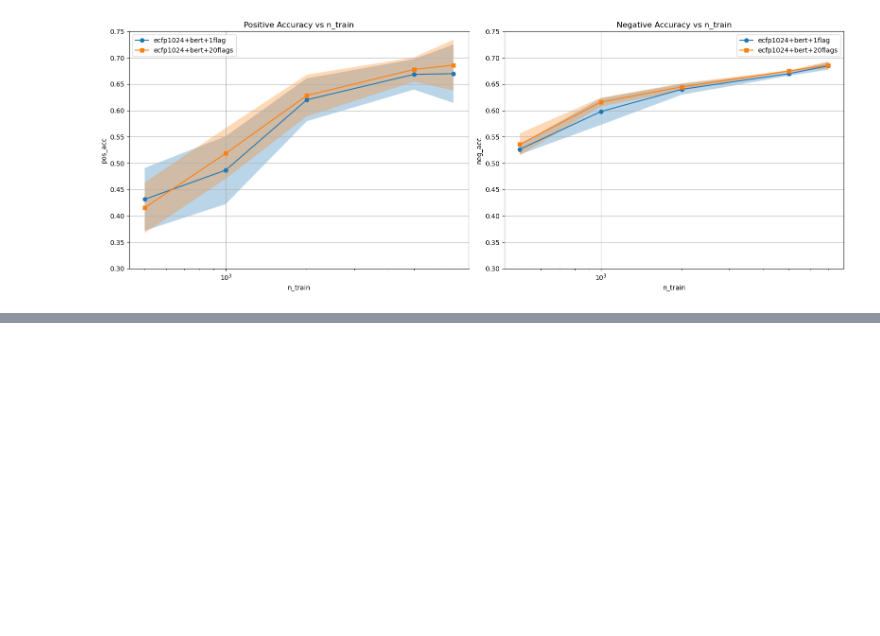
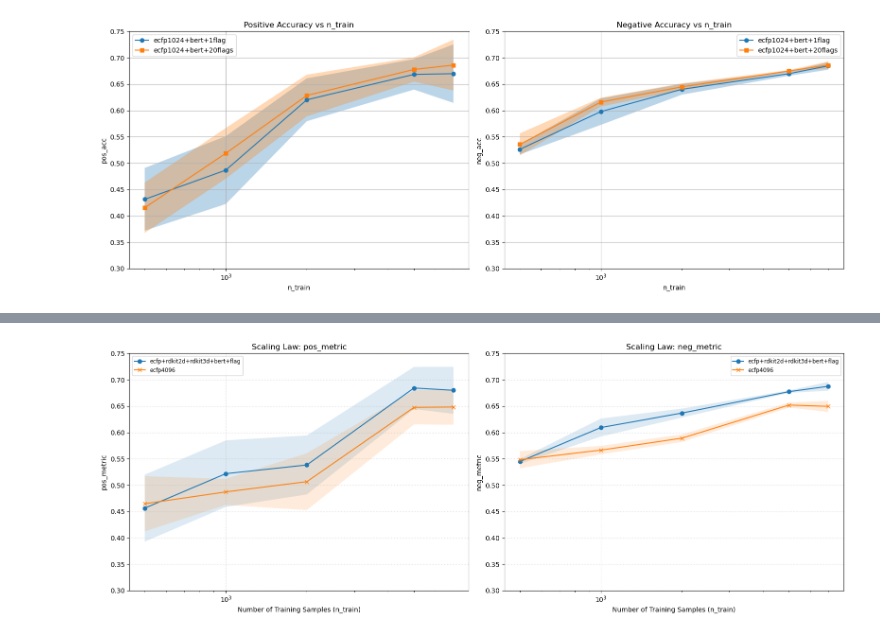
Before and after one commit to 0tum/massspec, a Jupyter notebook: plot.ipynb, the cells around one changed output, grey strips where cells are left out. Cells and saved outputs as stored; diff of their text form; code cells hidden in the pictures; blank space fills up the shorter version.

```diff
--- a/plot.ipynb
+++ b/plot.ipynb
@@ -238,0 +333,86 @@ plt.savefig(f'tmp/png/comparison_scaling_v3.png', dpi=300)
+# %%
+import pandas as pd
+import matplotlib.pyplot as plt
+import itertools
+
+# --- 設定 ---
+CSV_PATH = "tmp/scaling/scaling_experiment_results_ALL.csv"
+# 表示したい2つの指標
+METRICS = {
+    "pos": "pos_metric",  # 左側のグラフ
+    "neg": "neg_metric"   # 右側のグラフ
+}
+
+def plot_scaling_law_side_by_side():
+    # 1. データ読み込み
+    try:
+        df = pd.DataFrame(pd.read_csv(CSV_PATH))
+    except FileNotFoundError:
+        print("CSVファイルが見つかりません。パスを確認してください。")
+        return
+
+    # 2. 注目したい組み合わせを作成
+    ALL_FEATURES = ["ecfp", "rdkit2d", "rdkit3d", "bert", "flag"]
+    target_features = []
+
+    # 2つの組み合わせを生成してリスト化
+    for f1, f2, f3, f4, f5 in itertools.combinations(ALL_FEATURES, 5):
+        target_features.append(f"{f1}+{f2}+{f3}+{f4}+{f5}")
+
+    target_features.append('ecfp4096')
+
+    # 3. キャンバスの準備 (1行2列)
+    fig, axes = plt.subplots(1, 2, figsize=(16, 6))
+
+    # 左: pos_metric, 右: neg_metric でループ
+    for i, (key, metric_col) in enumerate(METRICS.items()):
+        ax = axes[i] # 現在の描画対象のグラフ
+
+        for feature in target_features:
+            # データフレームをフィルタリング
+            plot_df = df[df["feature_type"] == feature].copy()
+            if len(plot_df) == 0:
+                continue
+
+            # 集計 (n_trainごとの平均と標準偏差)
+            grouped = plot_df.groupby("n_train").agg({
+                metric_col: ["mean", "std"]
+            }).reset_index()
+
+            # MultiIndexカラムをフラットにする
+            grouped.columns = ['n_train', 'mean', 'std']
+
+            # プロット作成 (散布図 + 折れ線)
+            # 散布図として点を見たい場合は linestyle='None' にしてください
+            if feature == 'ecfp4096':
+                marker_style = 'x'  # 特別なマーカー
+            else:
+                marker_style = 'o'
+            ax.plot(grouped["n_train"], grouped["mean"], marker=marker_style, label=feature)
+
+            # エラーバー（標準偏差）の帯
+            ax.fill_between(grouped["n_train"],
+                            grouped["mean"] - grouped["std"],
+                            grouped["mean"] + grouped["std"],
+                            alpha=0.15)
+
+        # グラフごとの装飾
+        ax.set_xlabel('Number of Training Samples (n_train)')
+        ax.set_ylabel(metric_col)
+        ax.set_title(f'Scaling Law: {metric_col}')
+        ax.grid(True, linestyle=':', alpha=0.6)
+        ax.set_xscale('log')
+
+        # 凡例はグラフ内が混雑しないよう、右側のグラフにだけつけるなどの工夫も可能です
+        # 今回は両方につけています
+        ax.legend(fontsize='small')
+        ax.set_ylim(0.30, 0.75)
+
+    plt.tight_layout()
+    plt.savefig(f'tmp/png/comparison_quintuples_pos_neg.png', dpi=300)
+    plt.show()
+
+if __name__ == "__main__":
+    plot_scaling_law_side_by_side()
+# %% [output]
+[figure, added]
```
Also changed, not shown: parts of 4 cells of this notebook, 38 other files.
